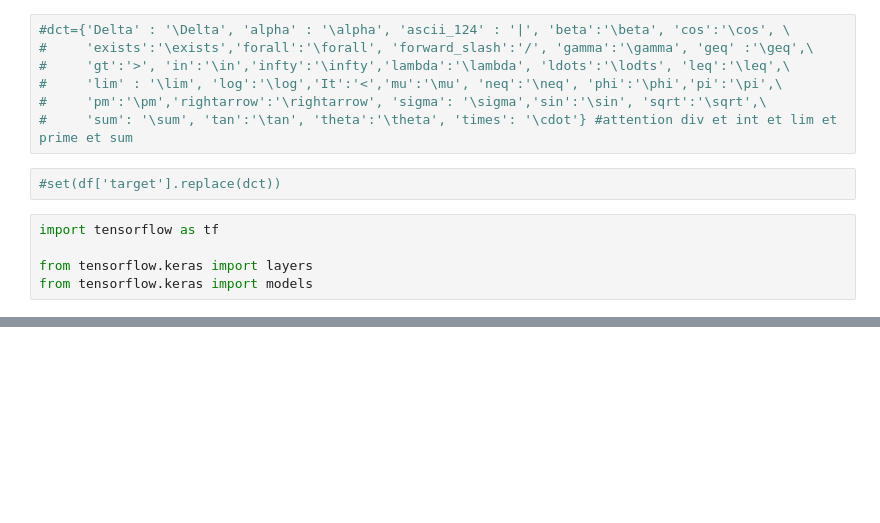
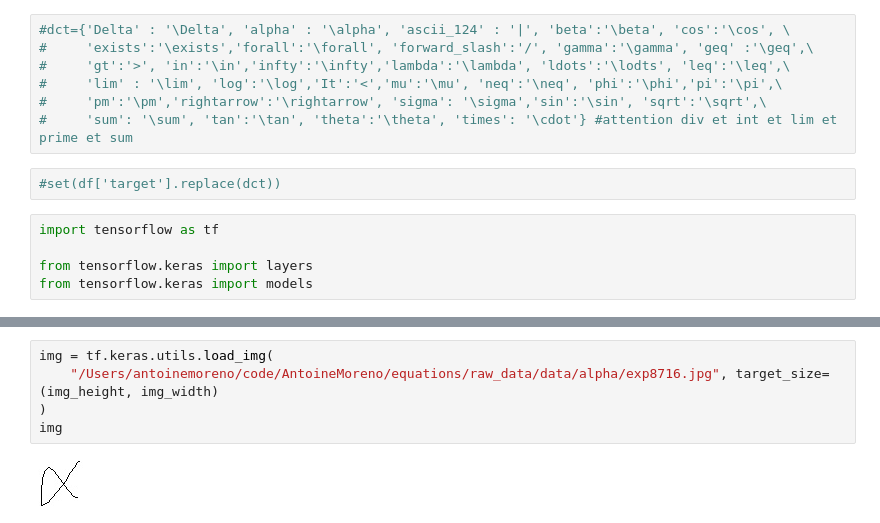
Before and after one commit to AntoineMoreno/equations, a Jupyter notebook: notebooks/AntoineMoreno_first_working_CNN.ipynb, the cells around one changed output, grey strips where cells are left out. Cells and saved outputs as stored; diff of their text form; blank space fills up the shorter version.

```diff
--- a/notebooks/AntoineMoreno_first_working_CNN.ipynb
+++ b/notebooks/AntoineMoreno_first_working_CNN.ipynb
@@ -158,0 +162,7 @@ Epoch 3/3
+# %%
+img = tf.keras.utils.load_img(
+    "/Users/antoinemoreno/code/AntoineMoreno/equations/raw_data/data/alpha/exp8716.jpg", target_size=(img_height, img_width)
+)
+img
+# %% [output]
+[figure, added]
```
Also changed, not shown: parts of 20 cells of this notebook, 1 other file.
